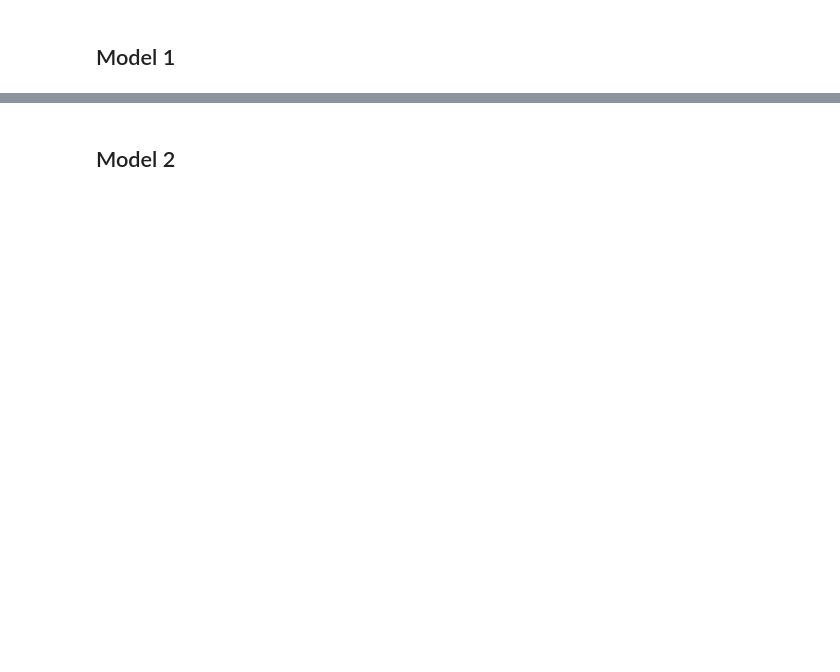
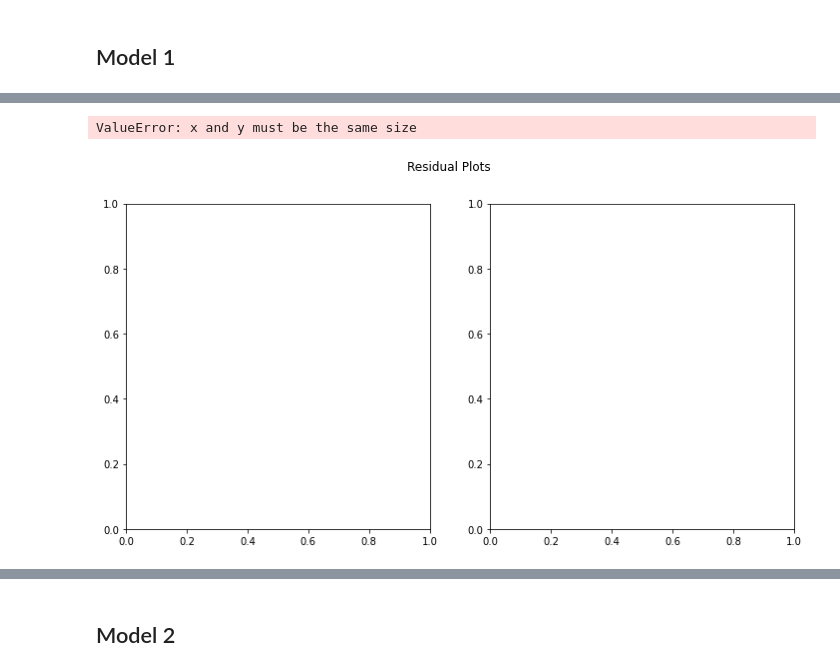
Before and after one commit to justinweible/Housing_Data_Analysis, a Jupyter notebook: housing_model_outlier.ipynb, the cells around one changed output, grey strips where cells are left out. Saved outputs shown, nothing was run; the diff lists cells and outputs as text; code cells hidden in the pictures; blank space fills up the shorter version.

```diff
--- a/housing_model_outlier.ipynb
+++ b/housing_model_outlier.ipynb
@@ -224,3 +310,21 @@ plt.tight_layout()
+# %%
+Y = df['price']
+X = df.drop(columns=['price'], axis=1)
+X_train, X_test, y_train, y_test = train_test_split(X, Y, test_size=.20, random_state=123)
+fig, axes = plt.subplots(1, 2, figsize=(12, 6))
+fig.suptitle('Residual Plots')
+
+axes[0].scatter(y, model.resid)
+axes[0].set(xlabel='Actual MPG', ylabel='residual', title='Residual per MPG')
+axes[0].hlines(0, xmin=5, xmax=50, colors='red')
+
+axes[1].scatter(y, model.predict(X))
+axes[1].plot([10, 45], [10, 45], color='red', linestyle='-')
+axes[1].set(xlabel='Actual MPG', ylabel='Predicted MPG', title='Actual vs Predicted MPG')
+fig.show()
+# %% [output]
+ValueError: x and y must be the same size
+[figure, added]
 # %%
 plt.figure(figsize=(12, 8))
 sns.distplot(df.price)
```
Also changed, not shown: parts of 39 cells of this notebook.
